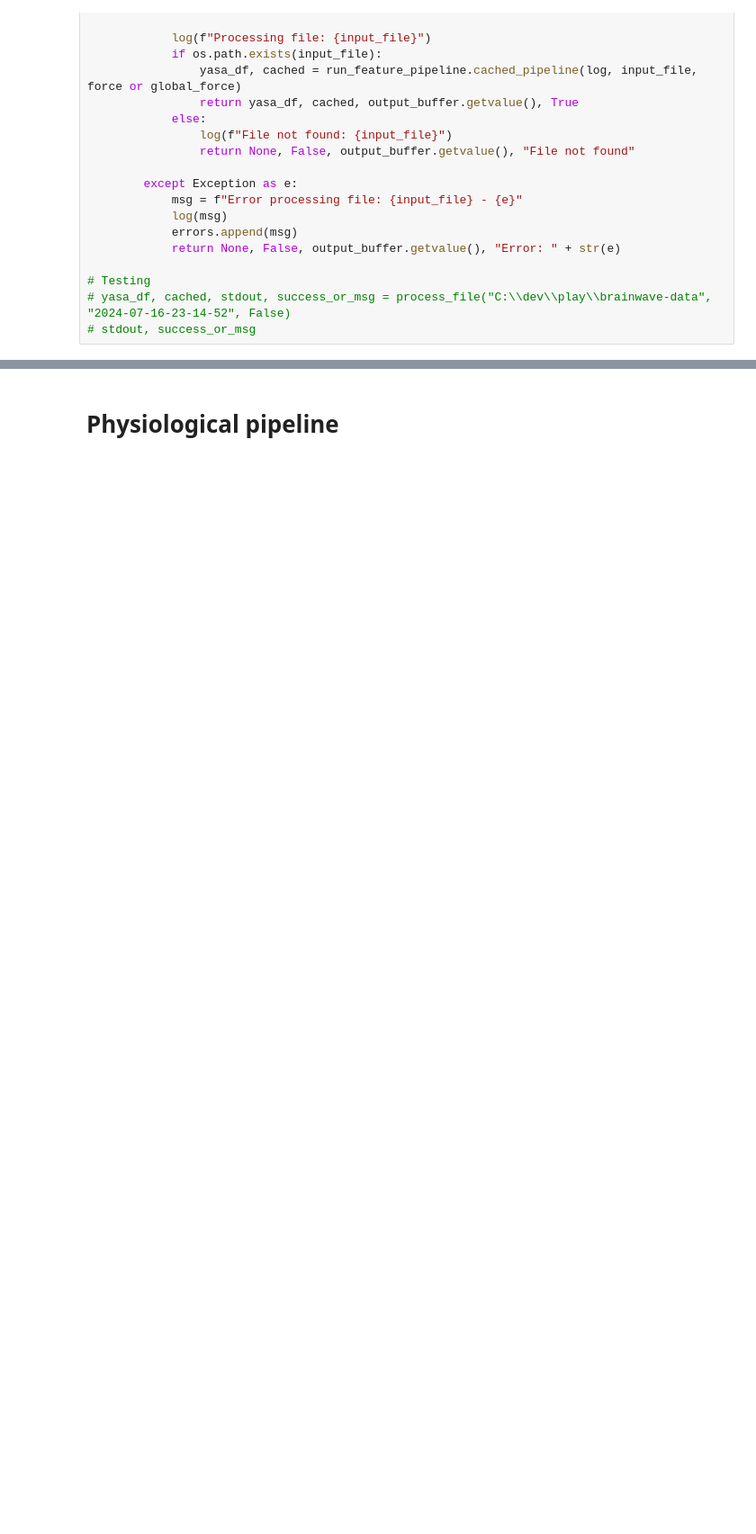
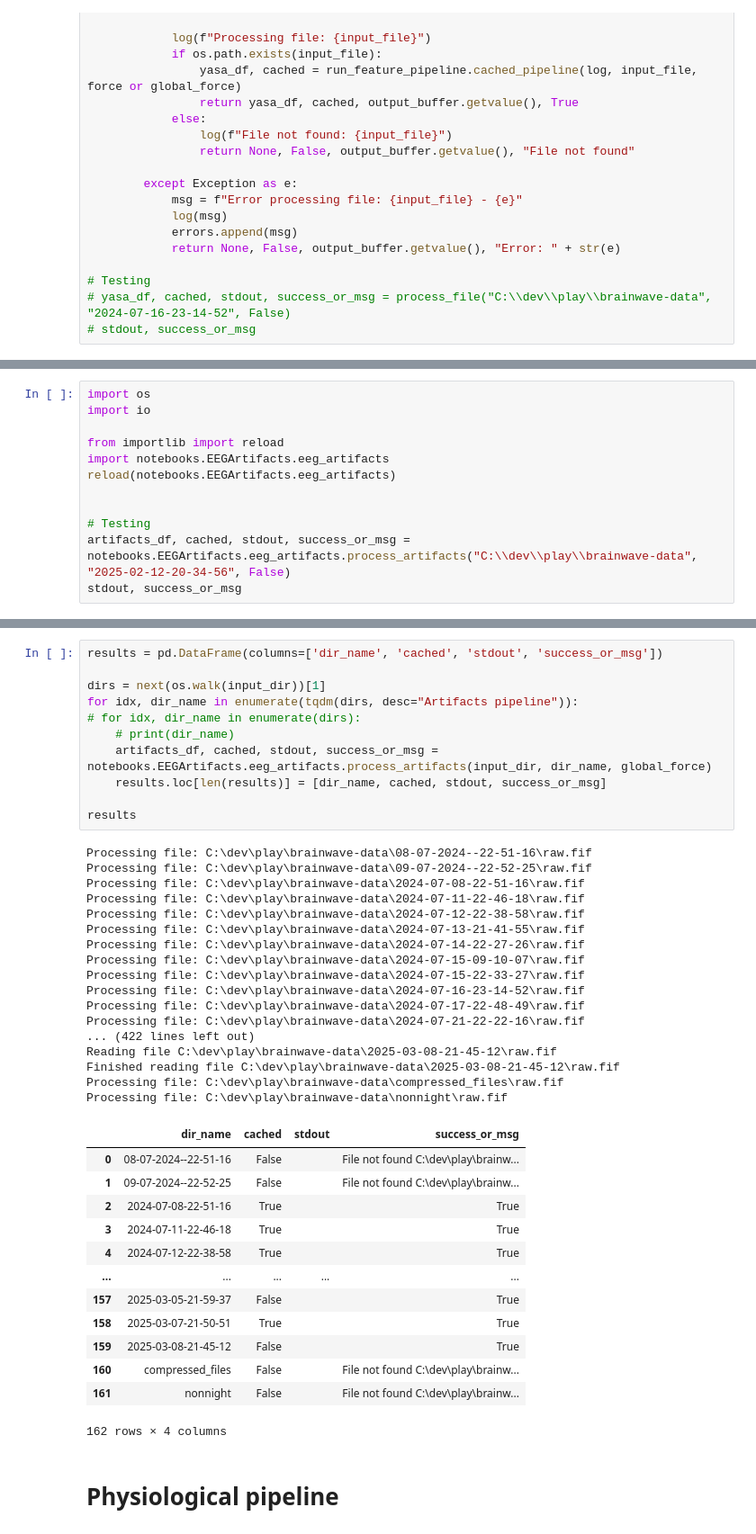
Before and after one commit to programmatix/Brainwave-Processor, a Jupyter notebook: YasaPipelineTestMultipleFiles.ipynb, the cells around one changed output, grey strips where cells are left out. Shown: that part at 90% size. Cells and saved outputs as stored; diff of their text form; blank space fills up the shorter version.

```diff
--- a/YasaPipelineTestMultipleFiles.ipynb
+++ b/YasaPipelineTestMultipleFiles.ipynb
@@ -410,0 +329,12 @@ results
+# %%
+import os
+import io
+
+from importlib import reload
+import notebooks.EEGArtifacts.eeg_artifacts
+reload(notebooks.EEGArtifacts.eeg_artifacts)
+
+
+# Testing
+artifacts_df, cached, stdout, success_or_msg = notebooks.EEGArtifacts.eeg_artifacts.process_artifacts("C:\\dev\\play\\brainwave-data", "2025-02-12-20-34-56", False)
+stdout, success_or_msg
@@ -411,3 +346,45 @@ results
+# %%
+results = pd.DataFrame(columns=['dir_name', 'cached', 'stdout', 'success_or_msg'])
+
+dirs = next(os.walk(input_dir))[1]
+for idx, dir_name in enumerate(tqdm(dirs, desc="Artifacts pipeline")):
+# for idx, dir_name in enumerate(dirs):
+    # print(dir_name)
+    artifacts_df, cached, stdout, success_or_msg = notebooks.EEGArtifacts.eeg_artifacts.process_artifacts(input_dir, dir_name, global_force)
+    results.loc[len(results)] = [dir_name, cached, stdout, success_or_msg]
+
+results
+# %% [output]
+Processing file: C:\dev\play\brainwave-data\08-07-2024--22-51-16\raw.fif
+Processing file: C:\dev\play\brainwave-data\09-07-2024--22-52-25\raw.fif
+Processing file: C:\dev\play\brainwave-data\2024-07-08-22-51-16\raw.fif
+Processing file: C:\dev\play\brainwave-data\2024-07-11-22-46-18\raw.fif
+Processing file: C:\dev\play\brainwave-data\2024-07-12-22-38-58\raw.fif
+Processing file: C:\dev\play\brainwave-data\2024-07-13-21-41-55\raw.fif
+Processing file: C:\dev\play\brainwave-data\2024-07-14-22-27-26\raw.fif
+Processing file: C:\dev\play\brainwave-data\2024-07-15-09-10-07\raw.fif
+Processing file: C:\dev\play\brainwave-data\2024-07-15-22-33-27\raw.fif
+Processing file: C:\dev\play\brainwave-data\2024-07-16-23-14-52\raw.fif
+Processing file: C:\dev\play\brainwave-data\2024-07-17-22-48-49\raw.fif
+Processing file: C:\dev\play\brainwave-data\2024-07-21-22-22-16\raw.fif
+... (422 lines left out)
+Reading file C:\dev\play\brainwave-data\2025-03-08-21-45-12\raw.fif
+Finished reading file C:\dev\play\brainwave-data\2025-03-08-21-45-12\raw.fif
+Processing file: C:\dev\play\brainwave-data\compressed_files\raw.fif
+Processing file: C:\dev\play\brainwave-data\nonnight\raw.fif
+|  | dir_name | cached | stdout | success_or_msg |
+| 0 | 08-07-2024--22-51-16 | False |  | File not found C:\dev\play\brainw... |
+| 1 | 09-07-2024--22-52-25 | False |  | File not found C:\dev\play\brainw... |
+| 2 | 2024-07-08-22-51-16 | True |  | True |
+| 3 | 2024-07-11-22-46-18 | True |  | True |
+| 4 | 2024-07-12-22-38-58 | True |  | True |
+| ... | ... | ... | ... | ... |
+| 157 | 2025-03-05-21-59-37 | False |  | True |
+| 158 | 2025-03-07-21-50-51 | True |  | True |
+| 159 | 2025-03-08-21-45-12 | False |  | True |
+| 160 | compressed_files | False |  | File not found C:\dev\play\brainw... |
+| 161 | nonnight | False |  | File not found C:\dev\play\brainw... |
+162 rows × 4 columns
 # %% [markdown]
 # Physiological pipeline
 # %%
```
Also changed, not shown: parts of 31 cells of this notebook, 17 other files.
